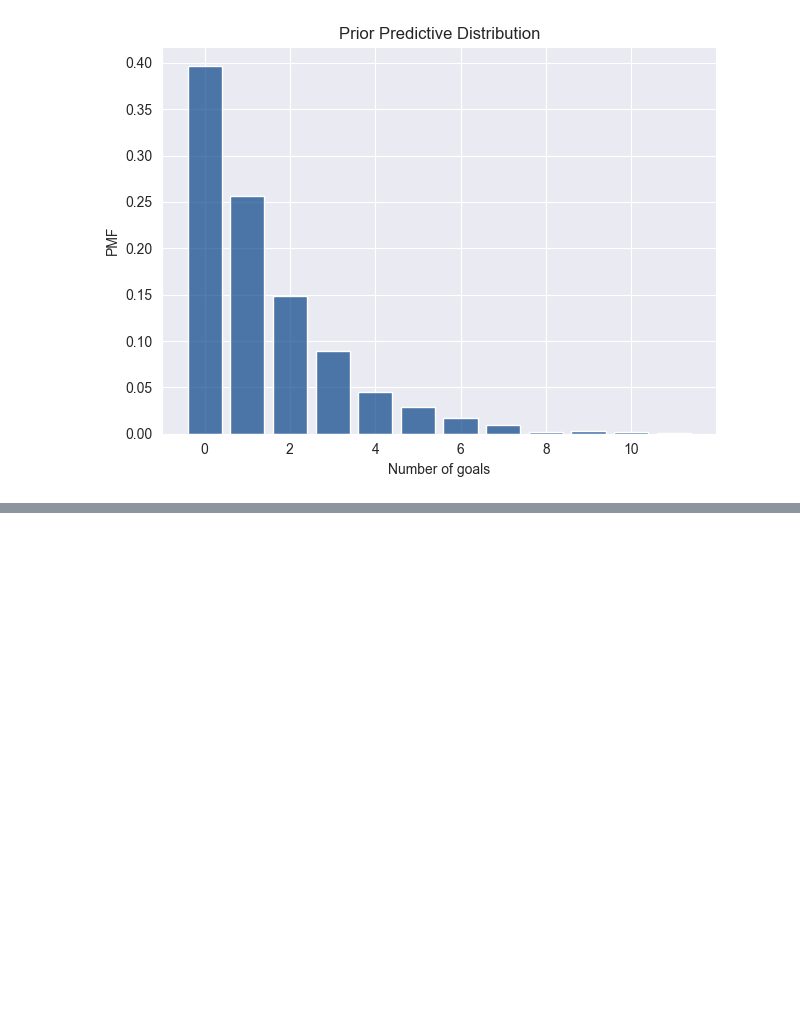
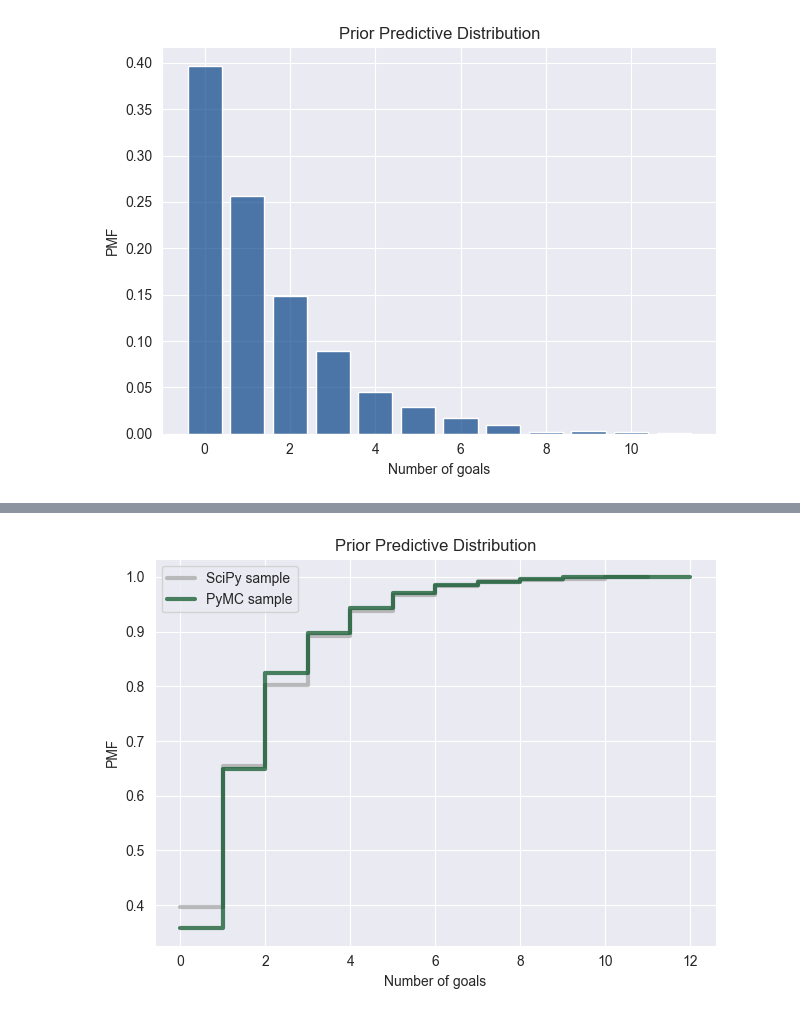
Before and after one commit to Xupeiyi/think-bayes, a Jupyter notebook: chapter19.ipynb, the cells around one changed output, grey strips where cells are left out. Drawn from its saved outputs; the diff is of its cells as text; code cells hidden in the pictures; blank space fills up the shorter version.

```diff
--- a/chapter19.ipynb
+++ b/chapter19.ipynb
@@ -42,0 +81,12 @@ decorate(
+# %%
+def plot_pred(sample, **options):
+    Cdf.from_seq(sample).step(**options)
+
+
+sample_prior_pred_pymc = get_values(idata.prior['goals'])
+
+plot_pred(sample_prior_pred, label='SciPy sample', color='C5')
+plot_pred(sample_prior_pred_pymc, label='PyMC sample',color='C13')
+decorate(xlabel='Number of goals', ylabel='PMF', title='Prior Predictive Distribution')
+# %% [output]
+[figure, added]
```
Also changed, not shown: parts of 6 cells of this notebook.
